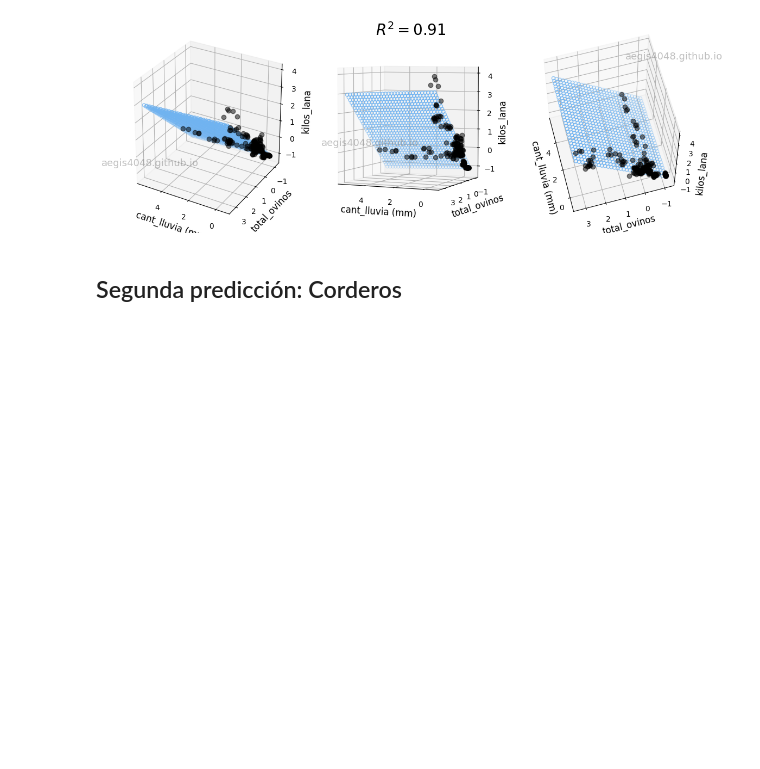
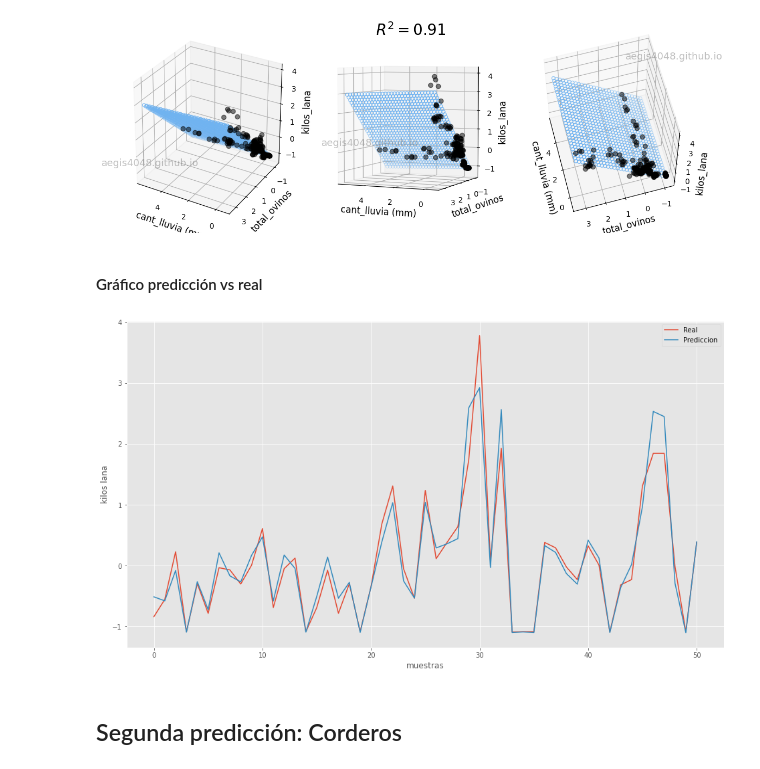
Before and after one commit to LucilaAllende/datos-tesina-2021, a Jupyter notebook: 2022/Mostrar a Leo.ipynb, the cells around one changed output. Saved outputs shown, nothing was run; the diff lists cells and outputs as text; code cells hidden in the pictures; blank space fills up the shorter version.

```diff
--- a/2022/Mostrar a Leo.ipynb
+++ b/2022/Mostrar a Leo.ipynb
@@ -12,6 +12,10 @@ from sklearn.metrics import mean_squared_error, r2_score, explained_variance_sco
 
 import matplotlib.pyplot as plt
 from mpl_toolkits.mplot3d import Axes3D
+
+%matplotlib inline
+plt.rcParams['figure.figsize'] = (16, 9)
+plt.style.use('ggplot')
 # %%
 dataset = pd.read_csv("https://raw.githubusercontent.com/LucilaAllende/datos-tesina-2021/main/2022/datos_producidos/datos_1.csv")
 dataset
@@ -228,6 +252,17 @@ fig.suptitle('$R^2 = %.2f$' % r2, fontsize=20)
 fig.tight_layout()
 # %% [output]
 [figure]
+# %% [markdown]
+#### Gráfico predicción vs real
+# %%
+plt.plot(range(len(y_test_1)),y_test_1,label="Real")
+plt.plot(range(len(Y_pred_multiple_1)),Y_pred_multiple_1,label="Prediccion")
+plt.xlabel('muestras')
+plt.ylabel('kilos lana')
+plt.legend()
+plt.show()
+# %% [output]
+[figure, added]
 # %% [markdown]
 ## Segunda predicción: Corderos
 # %% [markdown]
```
Also changed, not shown: parts of 60 cells of this notebook, 5 other files.
